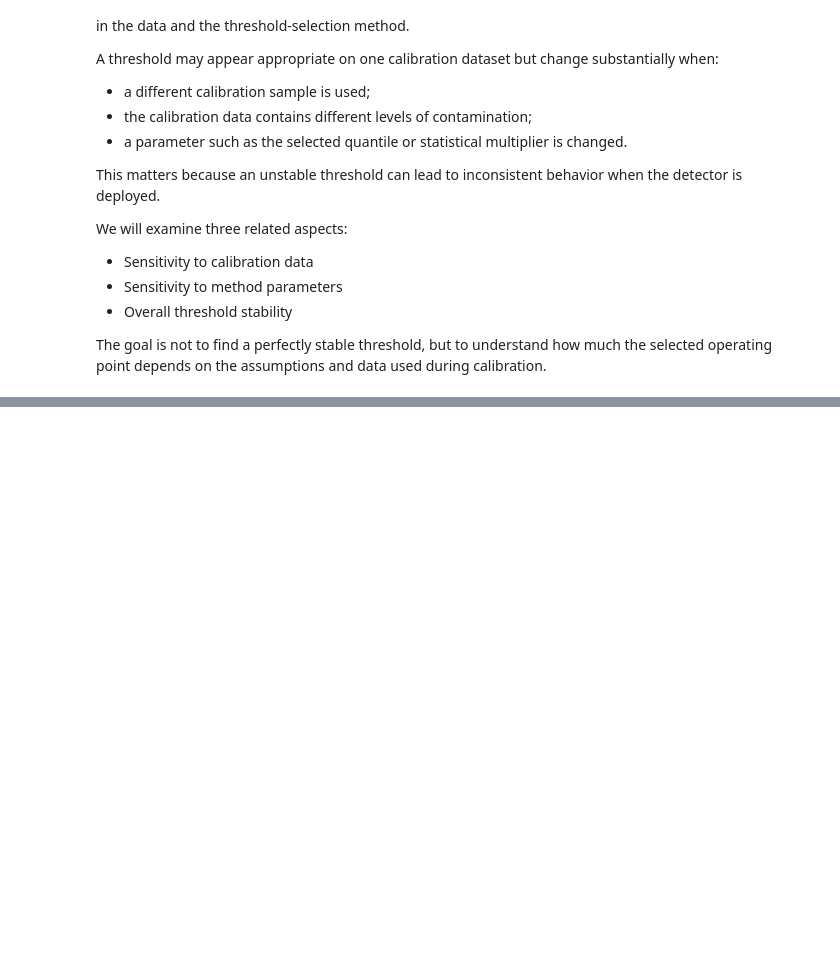
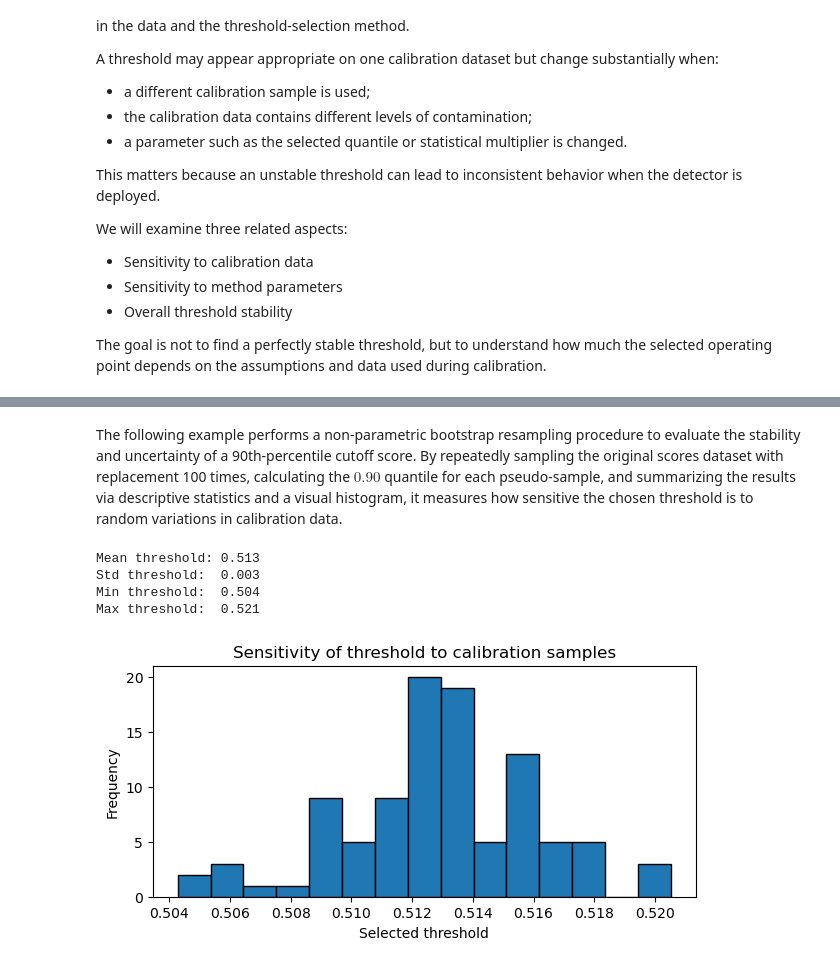
Before and after one commit to MNGARCIA085/Anomaly-Detection, a Jupyter notebook: notebooks/Thresholding in Anomaly Detection.ipynb, the cells around one changed output, grey strips where cells are left out. Saved outputs shown, nothing was run; the diff lists cells and outputs as text; code cells hidden in the pictures; blank space fills up the shorter version.

```diff
--- a/notebooks/Thresholding in Anomaly Detection.ipynb
+++ b/notebooks/Thresholding in Anomaly Detection.ipynb
@@ -1607,0 +1623,36 @@ The goal is not to find a perfectly stable threshold, but to understand how much
+# %% [markdown]
+The following example performs a non-parametric bootstrap resampling procedure to evaluate the stability and uncertainty of a 90th-percentile cutoff score. By repeatedly sampling the original scores dataset with replacement 100 times, calculating the $0.90$ quantile for each pseudo-sample, and summarizing the results via descriptive statistics and a visual histogram, it measures how sensitive the chosen threshold is to random variations in calibration data.
+# %%
+rng = np.random.default_rng(42)
+
+thresholds = []
+
+for _ in range(100):
+    sample = rng.choice(scores, size=len(scores), replace=True)
+    threshold = np.quantile(sample, 0.90)
+    thresholds.append(threshold)
+
+thresholds = np.array(thresholds)
+
+print(f"Mean threshold: {thresholds.mean():.3f}")
+print(f"Std threshold:  {thresholds.std():.3f}")
+print(f"Min threshold:  {thresholds.min():.3f}")
+print(f"Max threshold:  {thresholds.max():.3f}")
+
+# visualize the variation
+# plots a histogram displaying the empirical distribution of the estimated threshold
+plt.figure(figsize=(7, 3))
+
+plt.hist(thresholds, bins=15, edgecolor="black")
+
+plt.xlabel("Selected threshold")
+plt.ylabel("Frequency")
+plt.title("Sensitivity of threshold to calibration samples")
+
+plt.show()
+# %% [output]
+Mean threshold: 0.513
+Std threshold:  0.003
+Min threshold:  0.504
+Max threshold:  0.521
+[figure, added]
```
Also changed, not shown: parts of 15 cells of this notebook, 1 other file.
